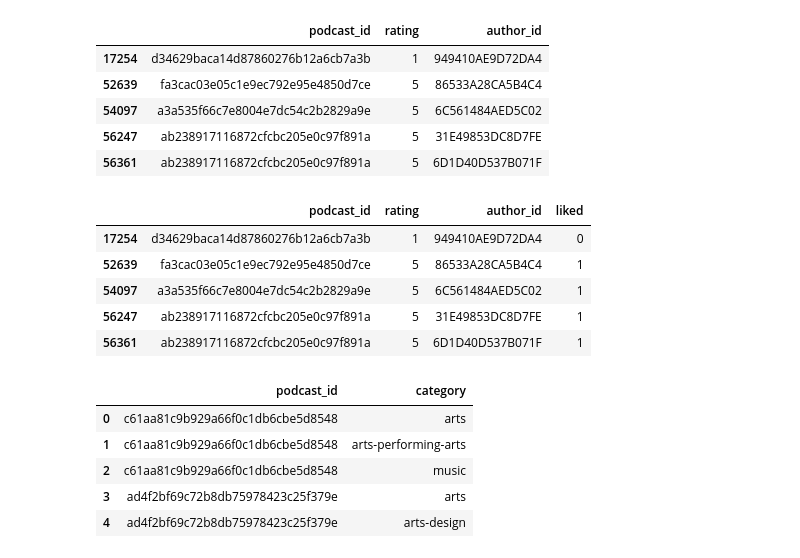
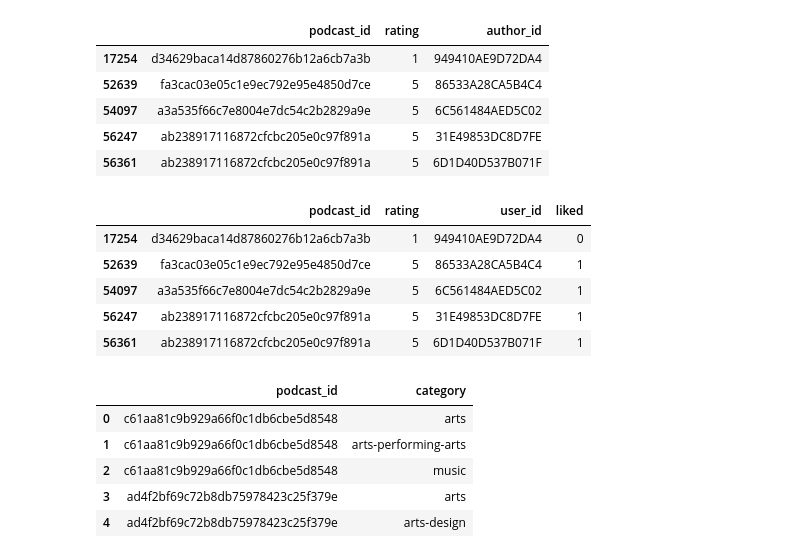
Before and after one commit to ManuelAlejandroMartinezFlores/ProyectoRecomendacionGrafo, a Jupyter notebook: data/exploration.ipynb, the cells around one changed output. Saved outputs shown, nothing was run; the diff lists cells and outputs as text; code cells hidden in the pictures.

```diff
--- a/data/exploration.ipynb
+++ b/data/exploration.ipynb
@@ -245,9 +245,10 @@ ratings.head()
 | 56361 | ab238917116872cfcbc205e0c97f891a | 5 | 6D1D40D537B071F |
 # %%
 ratings['liked'] = (ratings['rating'] > 2).astype(np.int8)
+ratings = ratings.rename(columns = {'author_id':'user_id'})
 ratings.head()
 # %% [output]
-|  | podcast_id | rating | author_id | liked |
+|  | podcast_id | rating | user_id | liked |
 | 17254 | d34629baca14d87860276b12a6cb7a3b | 1 | 949410AE9D72DA4 | 0 |
 | 52639 | fa3cac03e05c1e9ec792e95e4850d7ce | 5 | 86533A28CA5B4C4 | 1 |
 | 54097 | a3a535f66c7e8004e7dc54c2b2829a9e | 5 | 6C561484AED5C02 | 1 |
```
